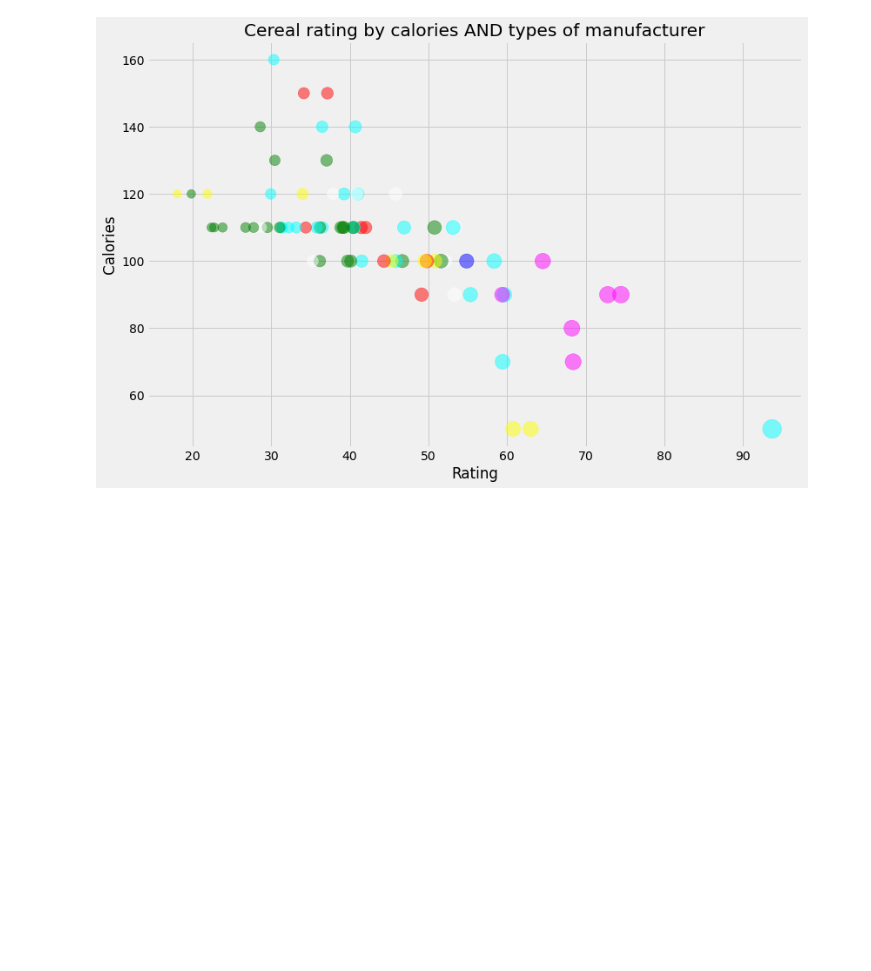
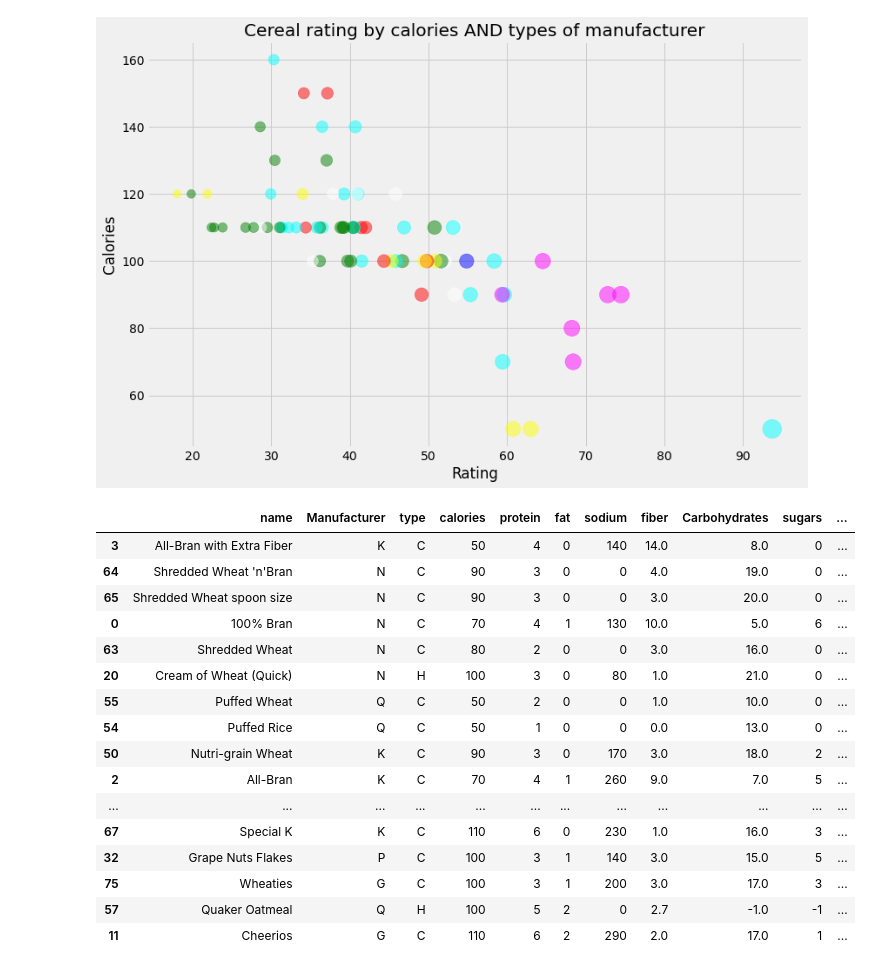
Before and after one commit to coralrubilar/CerealAnalysisInPython, a Jupyter notebook: Cereal.ipynb, the cells around one changed output. Saved outputs shown, nothing was run; the diff lists cells and outputs as text; code cells hidden in the pictures; blank space fills up the shorter version.

```diff
--- a/Cereal.ipynb
+++ b/Cereal.ipynb
@@ -247,3 +247,24 @@ plt.ylabel('Calories')
 plt.show()
 # %% [output]
 [figure]
+# %%
+cereal_60plus =df[df['rating']>50]
+cereal_60plus
+# %% [output]
+|  | name | Manufacturer | type | calories | protein | fat | sodium | fiber | Carbohydrates | sugars | ... |
+| 3 | All-Bran with Extra Fiber | K | C | 50 | 4 | 0 | 140 | 14.0 | 8.0 | 0 | ... |
+| 64 | Shredded Wheat 'n'Bran | N | C | 90 | 3 | 0 | 0 | 4.0 | 19.0 | 0 | ... |
+| 65 | Shredded Wheat spoon size | N | C | 90 | 3 | 0 | 0 | 3.0 | 20.0 | 0 | ... |
+| 0 | 100% Bran | N | C | 70 | 4 | 1 | 130 | 10.0 | 5.0 | 6 | ... |
+| 63 | Shredded Wheat | N | C | 80 | 2 | 0 | 0 | 3.0 | 16.0 | 0 | ... |
+| 20 | Cream of Wheat (Quick) | N | H | 100 | 3 | 0 | 80 | 1.0 | 21.0 | 0 | ... |
+| 55 | Puffed Wheat | Q | C | 50 | 2 | 0 | 0 | 1.0 | 10.0 | 0 | ... |
+| 54 | Puffed Rice | Q | C | 50 | 1 | 0 | 0 | 0.0 | 13.0 | 0 | ... |
+| 50 | Nutri-grain Wheat | K | C | 90 | 3 | 0 | 170 | 3.0 | 18.0 | 2 | ... |
+| 2 | All-Bran | K | C | 70 | 4 | 1 | 260 | 9.0 | 7.0 | 5 | ... |
+| ... | ... | ... | ... | ... | ... | ... | ... | ... | ... | ... | ... |
+| 67 | Special K | K | C | 110 | 6 | 0 | 230 | 1.0 | 16.0 | 3 | ... |
+| 32 | Grape Nuts Flakes | P | C | 100 | 3 | 1 | 140 | 3.0 | 15.0 | 5 | ... |
+| 75 | Wheaties | G | C | 100 | 3 | 1 | 200 | 3.0 | 17.0 | 3 | ... |
+| 57 | Quaker Oatmeal | Q | H | 100 | 5 | 2 | 0 | 2.7 | -1.0 | -1 | ... |
+| 11 | Cheerios | G | C | 110 | 6 | 2 | 290 | 2.0 | 17.0 | 1 | ... |
```
Also changed, not shown: parts of 3 cells of this notebook.
